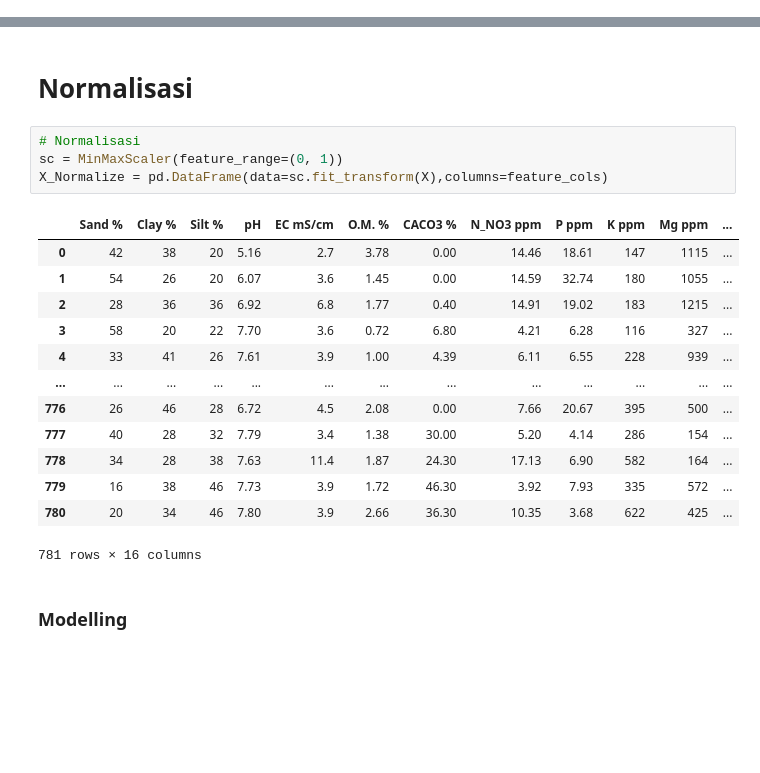
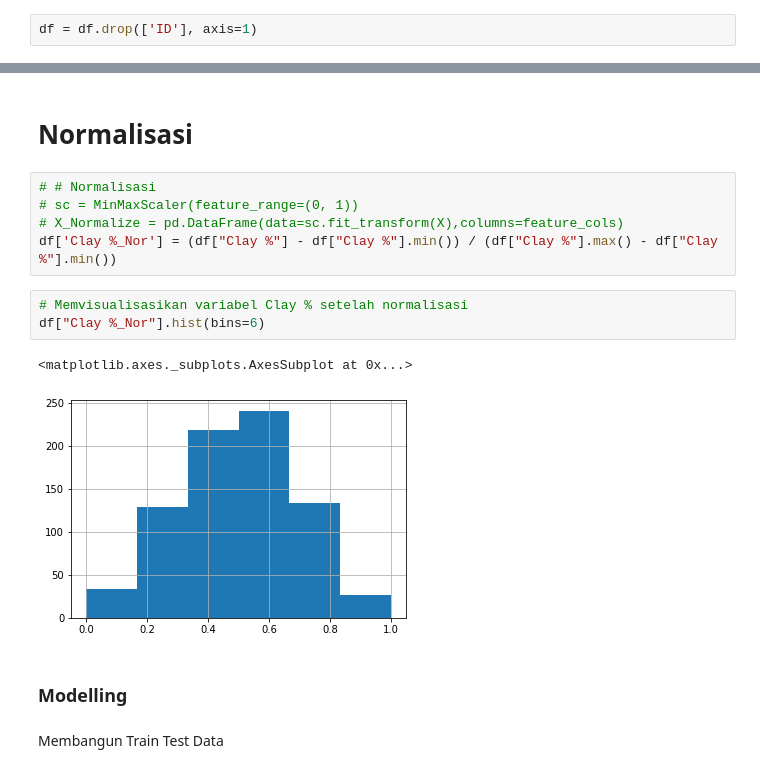
Before and after one commit to Rullyro/tubesandat, a Jupyter notebook: tubesanalisisdata.ipynb, the cells around one changed output, grey strips where cells are left out. Cells and saved outputs as stored; diff of their text form; blank space fills up the shorter version.

```diff
--- a/tubesanalisisdata.ipynb
+++ b/tubesanalisisdata.ipynb
@@ -57,6 +57,8 @@ min        1.300000
 75%        5.000000
 max       56.200000
 Name: EC mS/cm, dtype: float64
+# %%
+df = df.drop(['ID'], axis=1)
 # %%
 df
 # %% [output]
@@ -81,22 +99,17 @@ Y = pd.DataFrame(df['Class']) # Target variable
 # %% [markdown]
 # Normalisasi
 # %%
-# Normalisasi
-sc = MinMaxScaler(feature_range=(0, 1))
-X_Normalize = pd.DataFrame(data=sc.fit_transform(X),columns=feature_cols)
+# # Normalisasi
+# sc = MinMaxScaler(feature_range=(0, 1))
+# X_Normalize = pd.DataFrame(data=sc.fit_transform(X),columns=feature_cols)
+df['Clay %_Nor'] = (df["Clay %"] - df["Clay %"].min()) / (df["Clay %"].max() - df["Clay %"].min())
-# %% [output]
-|  | Sand % | Clay % | Silt % | pH | EC mS/cm | O.M. % | CACO3 % | N_NO3 ppm | P ppm | K ppm | Mg ppm | ... |
-| 0 | 42 | 38 | 20 | 5.16 | 2.7 | 3.78 | 0.00 | 14.46 | 18.61 | 147 | 1115 | ... |
-| 1 | 54 | 26 | 20 | 6.07 | 3.6 | 1.45 | 0.00 | 14.59 | 32.74 | 180 | 1055 | ... |
-| 2 | 28 | 36 | 36 | 6.92 | 6.8 | 1.77 | 0.40 | 14.91 | 19.02 | 183 | 1215 | ... |
-| 3 | 58 | 20 | 22 | 7.70 | 3.6 | 0.72 | 6.80 | 4.21 | 6.28 | 116 | 327 | ... |
-| 4 | 33 | 41 | 26 | 7.61 | 3.9 | 1.00 | 4.39 | 6.11 | 6.55 | 228 | 939 | ... |
-| ... | ... | ... | ... | ... | ... | ... | ... | ... | ... | ... | ... | ... |
-| 776 | 26 | 46 | 28 | 6.72 | 4.5 | 2.08 | 0.00 | 7.66 | 20.67 | 395 | 500 | ... |
-| 777 | 40 | 28 | 32 | 7.79 | 3.4 | 1.38 | 30.00 | 5.20 | 4.14 | 286 | 154 | ... |
-| 778 | 34 | 28 | 38 | 7.63 | 11.4 | 1.87 | 24.30 | 17.13 | 6.90 | 582 | 164 | ... |
-| 779 | 16 | 38 | 46 | 7.73 | 3.9 | 1.72 | 46.30 | 3.92 | 7.93 | 335 | 572 | ... |
-| 780 | 20 | 34 | 46 | 7.80 | 3.9 | 2.66 | 36.30 | 10.35 | 3.68 | 622 | 425 | ... |
-781 rows × 16 columns
+# %%
+# Memvisualisasikan variabel Clay % setelah normalisasi
+df["Clay %_Nor"].hist(bins=6)
+# %% [output]
+<matplotlib.axes._subplots.AxesSubplot at 0x...>
+[figure, added]
 # %% [markdown]
 ###  **Modelling**
+# %% [markdown]
+Membangun Train Test Data
```
Also changed, not shown: parts of 9 cells of this notebook.
